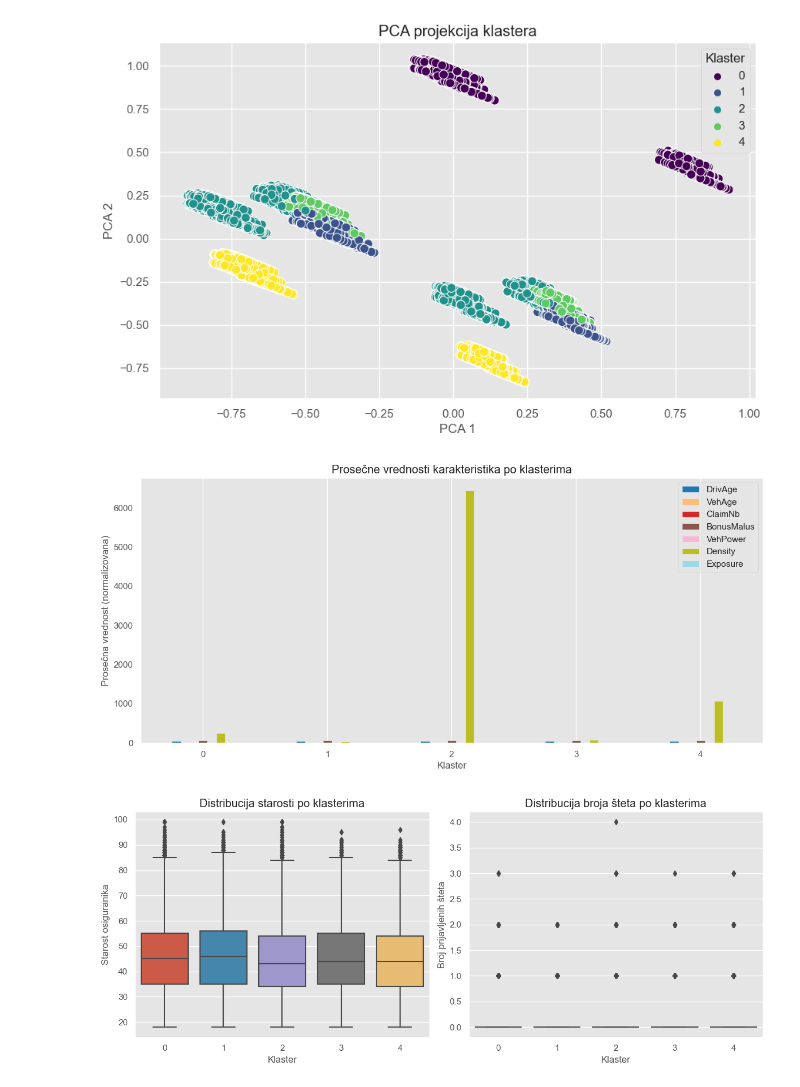
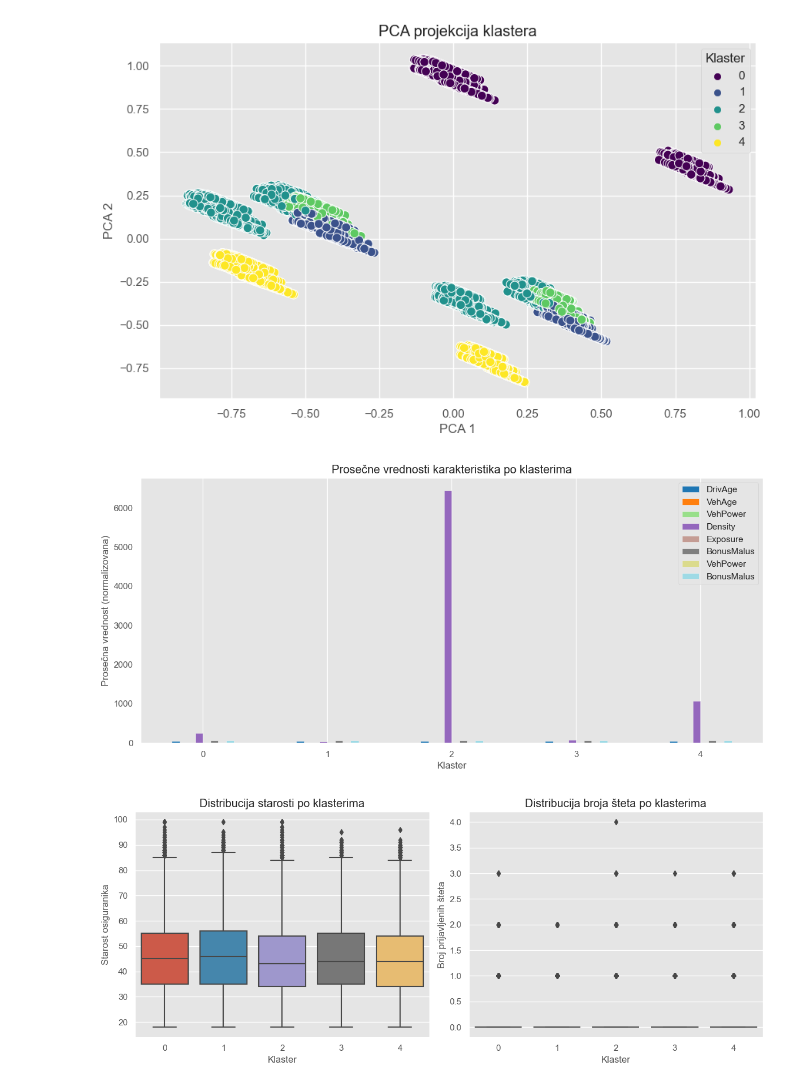
Before and after one commit to BabicDanica/Uvod_u_istrazivanje_podataka_projekat, a Jupyter notebook: klasterovanje/klasterovanjeKMeans.ipynb, the cells around one changed output. Drawn from its saved outputs; the diff is of its cells as text; code cells hidden in the pictures.

```diff
--- a/klasterovanje/klasterovanjeKMeans.ipynb
+++ b/klasterovanje/klasterovanjeKMeans.ipynb
@@ -82,3 +83,9 @@ X = pd.get_dummies(X, columns=['VehPower', 'BonusMalus', 'Area'])
+# %%
+# Ukloni IDpol i ClaimNb iz features
+features = ['DrivAge', 'VehAge', 'VehPower', 'Density', 'Exposure', 'BonusMalus', 'VehPower', 'BonusMalus', 'Area']
+
+X = df[['DrivAge', 'VehPower', 'BonusMalus', 'Area', 'Density']]
+X = pd.get_dummies(X, columns=['VehPower', 'BonusMalus', 'Area'])
 # %%
 
 # Normalizacija podataka
@@ -151,18 +158,23 @@ plt.legend(title='Klaster')
 plt.show()
 # %% [output]
 [figure]
+# %%
+for col in ['Area', 'VehBrand', 'VehGas', 'Region']:
+    df[col] = df[col].astype('category')
 # %%
 # Analiza prosečnih vrednosti po klasterima
-cluster_means = df.groupby('Cluster')[features].mean()
+numeric_features = df[features].select_dtypes(include='number').columns
+
+cluster_means = df.groupby('Cluster')[numeric_features].mean()
 cluster_means.plot(kind='bar', figsize=(14, 6), colormap='tab20')
 plt.title('Prosečne vrednosti karakteristika po klasterima')
 plt.xlabel('Klaster')
 plt.ylabel('Prosečna vrednost (normalizovana)')
 plt.xticks(rotation=0)
 plt.grid(axis='y')
 plt.show()
 # %% [output]
-[figure, old version]
+[figure, new version]
 # %%
 # Distribucija starosti i broja šteta po klasterima
 plt.figure(figsize=(12, 5))
```
Also changed, not shown: parts of 4 cells of this notebook, 6 other files.
